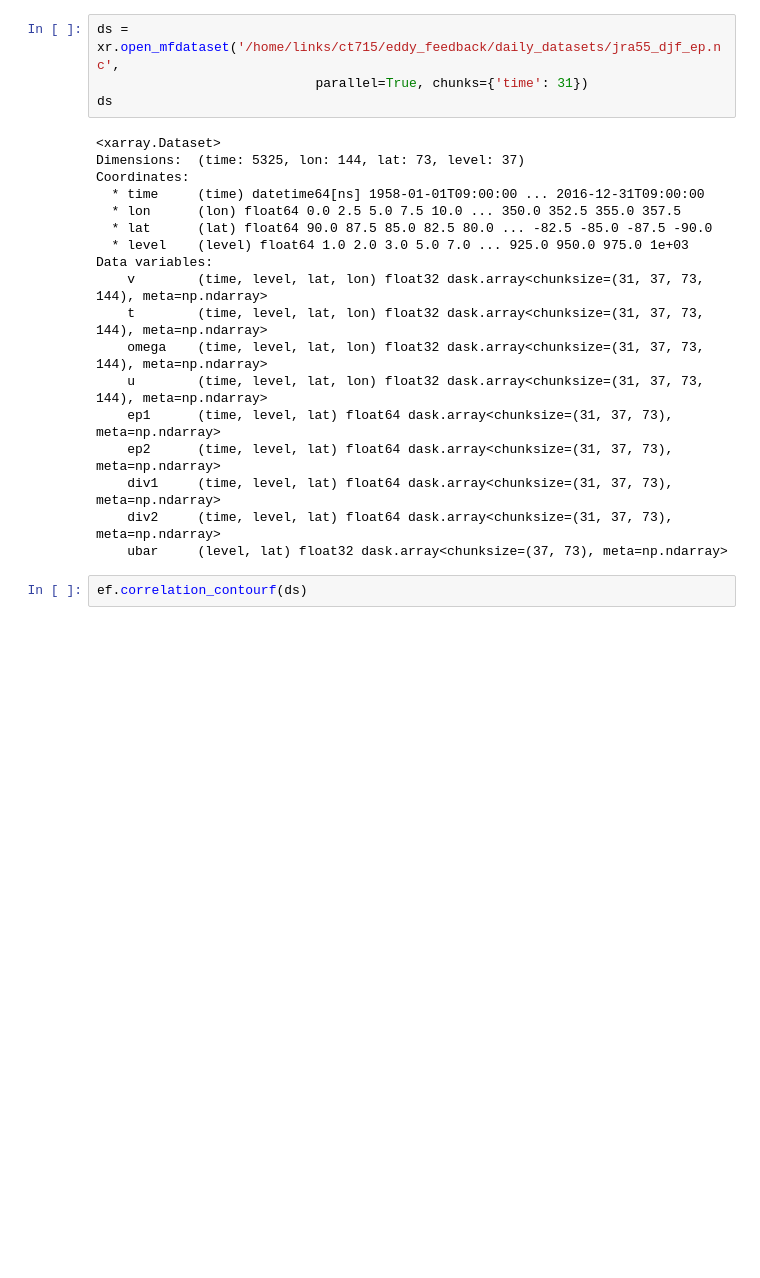
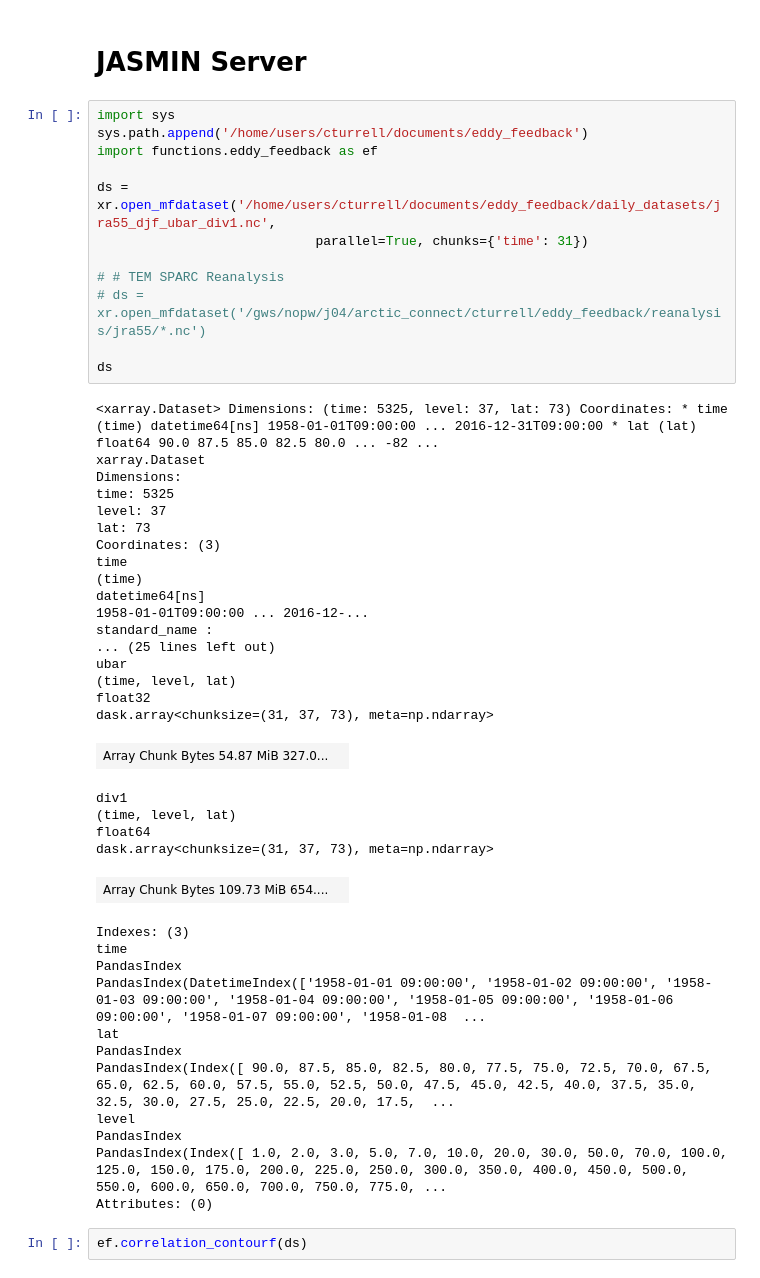
Before and after one commit to Caturrell/eddy_feedback, a Jupyter notebook: reproduce/smith_2022/EFP.ipynb, the cells around one changed output. Drawn from its saved outputs; the diff is of its cells as text; blank space fills up the shorter version.

```diff
--- a/reproduce/smith_2022/EFP.ipynb
+++ b/reproduce/smith_2022/EFP.ipynb
@@ -7,25 +13,52 @@ import functions.eddy_feedback as ef
-# %%
-ds = xr.open_mfdataset('/home/links/ct715/eddy_feedback/daily_datasets/jra55_djf_ep.nc',
-                            parallel=True, chunks={'time': 31})
-ds
-# %% [output]
-<xarray.Dataset>
-Dimensions:  (time: 5325, lon: 144, lat: 73, level: 37)
-Coordinates:
-  * time     (time) datetime64[ns] 1958-01-01T09:00:00 ... 2016-12-31T09:00:00
-  * lon      (lon) float64 0.0 2.5 5.0 7.5 10.0 ... 350.0 352.5 355.0 357.5
-  * lat      (lat) float64 90.0 87.5 85.0 82.5 80.0 ... -82.5 -85.0 -87.5 -90.0
-  * level    (level) float64 1.0 2.0 3.0 5.0 7.0 ... 925.0 950.0 975.0 1e+03
-Data variables:
-    v        (time, level, lat, lon) float32 dask.array<chunksize=(31, 37, 73, 144), meta=np.ndarray>
-    t        (time, level, lat, lon) float32 dask.array<chunksize=(31, 37, 73, 144), meta=np.ndarray>
-    omega    (time, level, lat, lon) float32 dask.array<chunksize=(31, 37, 73, 144), meta=np.ndarray>
-    u        (time, level, lat, lon) float32 dask.array<chunksize=(31, 37, 73, 144), meta=np.ndarray>
-    ep1      (time, level, lat) float64 dask.array<chunksize=(31, 37, 73), meta=np.ndarray>
-    ep2      (time, level, lat) float64 dask.array<chunksize=(31, 37, 73), meta=np.ndarray>
-    div1     (time, level, lat) float64 dask.array<chunksize=(31, 37, 73), meta=np.ndarray>
-    div2     (time, level, lat) float64 dask.array<chunksize=(31, 37, 73), meta=np.ndarray>
-    ubar     (level, lat) float32 dask.array<chunksize=(37, 73), meta=np.ndarray>
+# %% [markdown]
+# JASMIN Server
+# %%
+import sys
+sys.path.append('/home/users/cturrell/documents/eddy_feedback')
+import functions.eddy_feedback as ef
+
+ds = xr.open_mfdataset('/home/users/cturrell/documents/eddy_feedback/daily_datasets/jra55_djf_ubar_div1.nc',
+                            parallel=True, chunks={'time': 31})
+
+# # TEM SPARC Reanalysis
+# ds = xr.open_mfdataset('/gws/nopw/j04/arctic_connect/cturrell/eddy_feedback/reanalysis/jra55/*.nc')
+
+ds
+# %% [output]
+<xarray.Dataset> Dimensions: (time: 5325, level: 37, lat: 73) Coordinates: * time (time) datetime64[ns] 1958-01-01T09:00:00 ... 2016-12-31T09:00:00 * lat (lat) float64 90.0 87.5 85.0 82.5 80.0 ... -82 ...
+xarray.Dataset
+Dimensions:
+time: 5325
+level: 37
+lat: 73
+Coordinates: (3)
+time
+(time)
+datetime64[ns]
+1958-01-01T09:00:00 ... 2016-12-...
+standard_name :
+... (25 lines left out)
+ubar
+(time, level, lat)
+float32
+dask.array<chunksize=(31, 37, 73), meta=np.ndarray>
+| Array Chunk Bytes 54.87 MiB 327.0... |  |
+div1
+(time, level, lat)
+float64
+dask.array<chunksize=(31, 37, 73), meta=np.ndarray>
+| Array Chunk Bytes 109.73 MiB 654.... |  |
+Indexes: (3)
+time
+PandasIndex
+PandasIndex(DatetimeIndex(['1958-01-01 09:00:00', '1958-01-02 09:00:00', '1958-01-03 09:00:00', '1958-01-04 09:00:00', '1958-01-05 09:00:00', '1958-01-06 09:00:00', '1958-01-07 09:00:00', '1958-01-08  ...
+lat
+PandasIndex
+PandasIndex(Index([ 90.0, 87.5, 85.0, 82.5, 80.0, 77.5, 75.0, 72.5, 70.0, 67.5, 65.0, 62.5, 60.0, 57.5, 55.0, 52.5, 50.0, 47.5, 45.0, 42.5, 40.0, 37.5, 35.0, 32.5, 30.0, 27.5, 25.0, 22.5, 20.0, 17.5,  ...
+level
+PandasIndex
+PandasIndex(Index([ 1.0, 2.0, 3.0, 5.0, 7.0, 10.0, 20.0, 30.0, 50.0, 70.0, 100.0, 125.0, 150.0, 175.0, 200.0, 225.0, 250.0, 300.0, 350.0, 400.0, 450.0, 500.0, 550.0, 600.0, 650.0, 700.0, 750.0, 775.0, ...
+Attributes: (0)
 # %%
 ef.correlation_contourf(ds)
 # %% [output]
```
Also changed, not shown: parts of 28 cells of this notebook.
